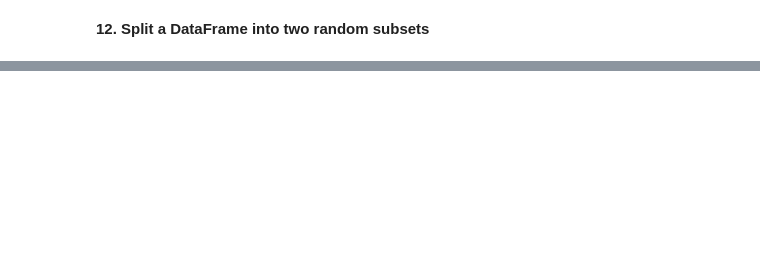
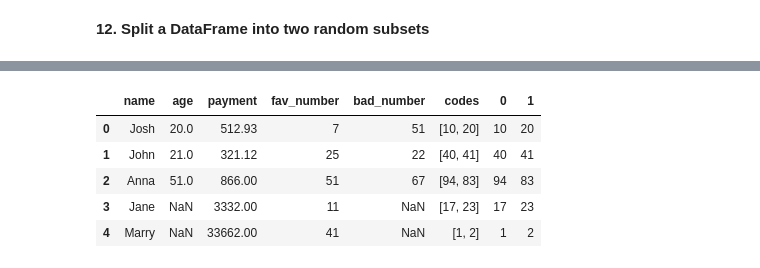
Before and after one commit to dwkula/pandas_train_sets, a Jupyter notebook: pandas_usefull_tricks.ipynb, the cells around one changed output, grey strips where cells are left out. Drawn from its saved outputs; the diff is of its cells as text; code cells hidden in the pictures; blank space fills up the shorter version.

```diff
--- a/pandas_usefull_tricks.ipynb
+++ b/pandas_usefull_tricks.ipynb
@@ -319,0 +398,2 @@ dtype: object
+# %%
+train_df.loc[len(train_df)] = ['Marry', np.nan, 33662, 41, np.nan]
@@ -319,0 +458,2 @@ dtype: object
+# %%
+train_df['codes'] = [[10, 20], [40, 41], [94, 83], [17, 23], [1,2]]
@@ -319,0 +469,13 @@ dtype: object
+# %%
+t_expand = train_df.codes.apply(pd.Series)
+# %%
+n_train_df = pd.concat([train_df, t_expand], axis=1)
+# %%
+n_train_df
+# %% [output]
+|  | name | age | payment | fav_number | bad_number | codes | 0 | 1 |
+| 0 | Josh | 20.0 | 512.93 | 7 | 51 | [10, 20] | 10 | 20 |
+| 1 | John | 21.0 | 321.12 | 25 | 22 | [40, 41] | 40 | 41 |
+| 2 | Anna | 51.0 | 866.00 | 51 | 67 | [94, 83] | 94 | 83 |
+| 3 | Jane | NaN | 3332.00 | 11 | NaN | [17, 23] | 17 | 23 |
+| 4 | Marry | NaN | 33662.00 | 41 | NaN | [1, 2] | 1 | 2 |
```
Also changed, not shown: parts of 67 cells of this notebook.
